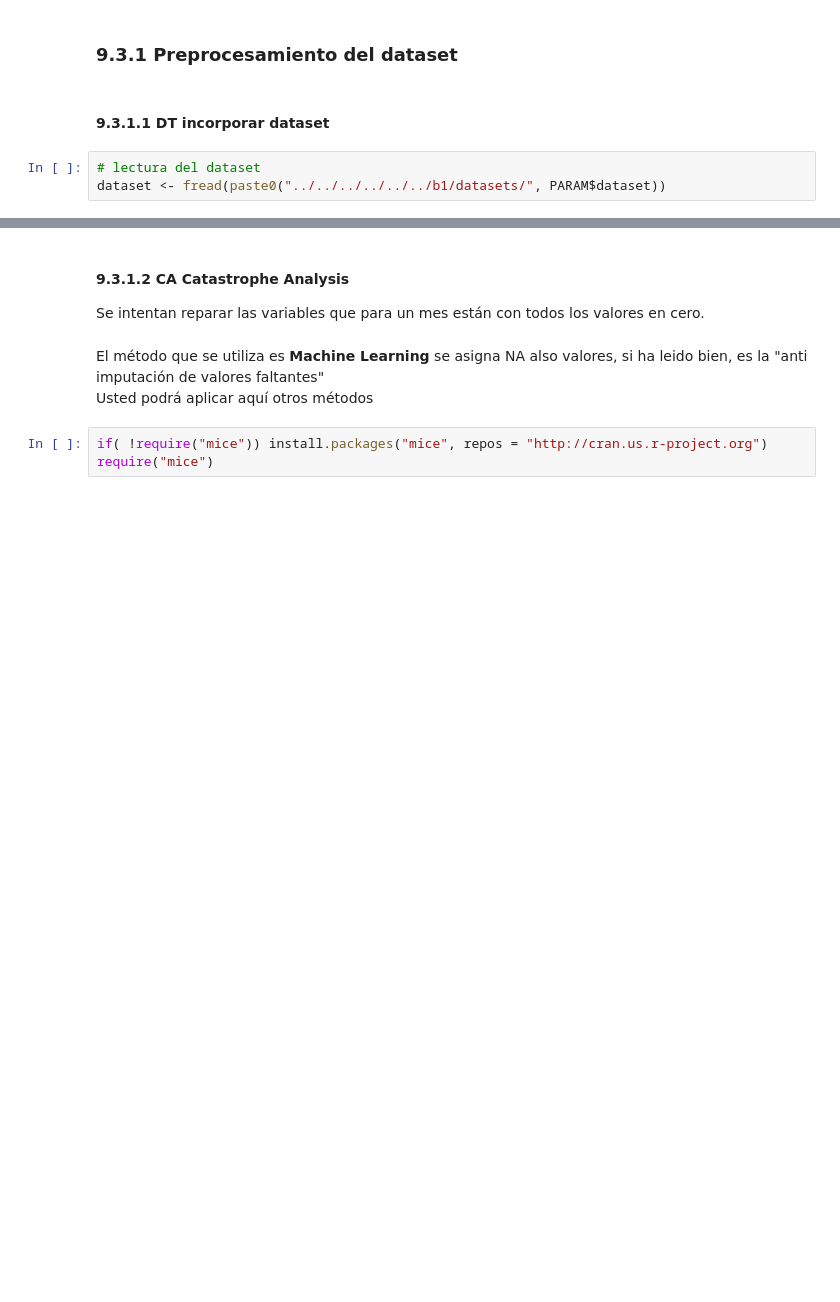
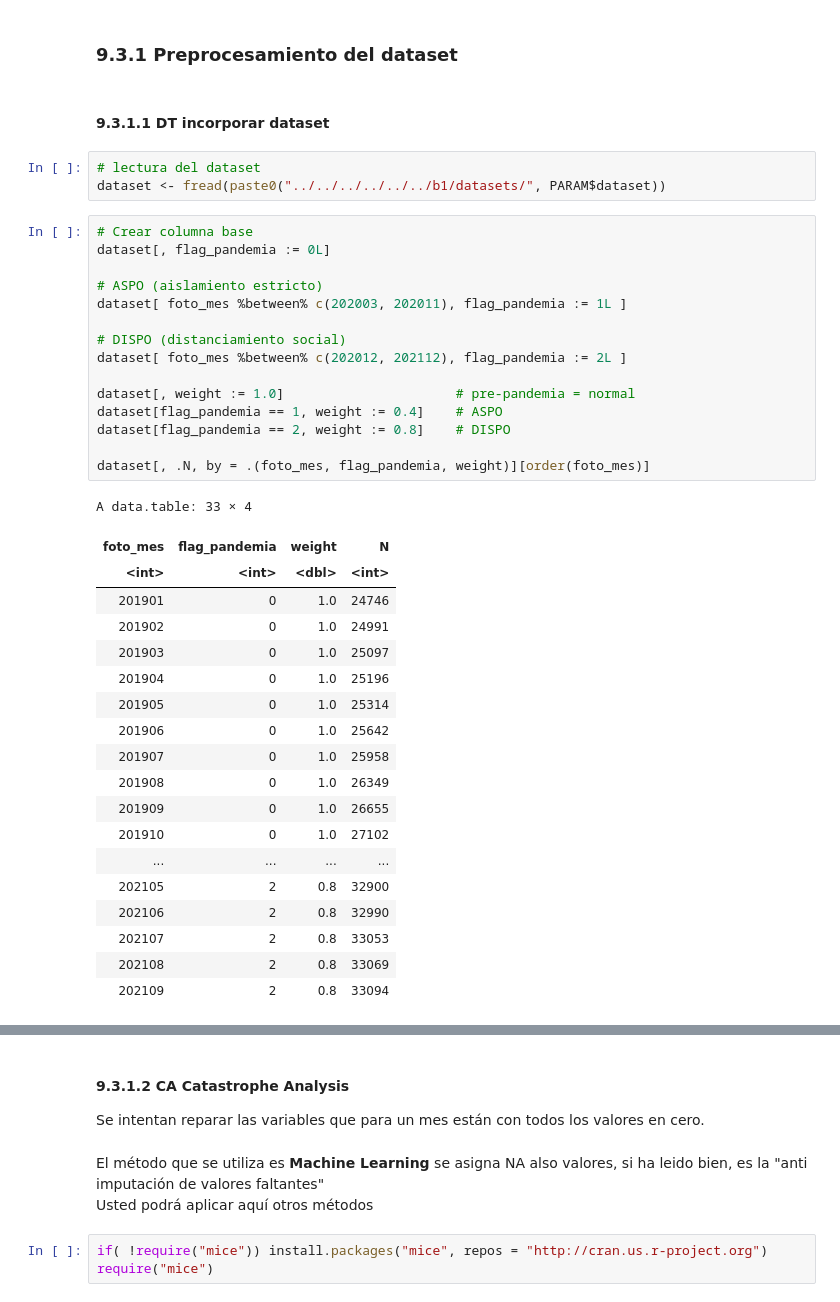
Before and after one commit to orcorsetti/labo2025v, a Jupyter notebook: src/workflows/910_WorkFlow_01_junior_local.ipynb, the cells around one changed output, grey strips where cells are left out. Drawn from its saved outputs; the diff is of its cells as text; blank space fills up the shorter version.

Commit message:
Prueba Datos Pandemia

```diff
--- a/src/workflows/910_WorkFlow_01_junior_local.ipynb
+++ b/src/workflows/910_WorkFlow_01_junior_local.ipynb
@@ -91,3 +91,38 @@ getwd()
 # %%
 # lectura del dataset
 dataset <- fread(paste0("../../../../../../b1/datasets/", PARAM$dataset))
+# %%
+# Crear columna base
+dataset[, flag_pandemia := 0L]
+
+# ASPO (aislamiento estricto)
+dataset[ foto_mes %between% c(202003, 202011), flag_pandemia := 1L ]
+
+# DISPO (distanciamiento social)
+dataset[ foto_mes %between% c(202012, 202112), flag_pandemia := 2L ]
+
+dataset[, weight := 1.0]                      # pre-pandemia = normal
+dataset[flag_pandemia == 1, weight := 0.4]    # ASPO
+dataset[flag_pandemia == 2, weight := 0.8]    # DISPO
+
+dataset[, .N, by = .(foto_mes, flag_pandemia, weight)][order(foto_mes)]
+# %% [output]
+A data.table: 33 × 4
+| foto_mes | flag_pandemia | weight | N |
+| <int> | <int> | <dbl> | <int> |
+| 201901 | 0 | 1.0 | 24746 |
+| 201902 | 0 | 1.0 | 24991 |
+| 201903 | 0 | 1.0 | 25097 |
+| 201904 | 0 | 1.0 | 25196 |
+| 201905 | 0 | 1.0 | 25314 |
+| 201906 | 0 | 1.0 | 25642 |
+| 201907 | 0 | 1.0 | 25958 |
+| 201908 | 0 | 1.0 | 26349 |
+| 201909 | 0 | 1.0 | 26655 |
+| 201910 | 0 | 1.0 | 27102 |
+| ... | ... | ... | ... |
+| 202105 | 2 | 0.8 | 32900 |
+| 202106 | 2 | 0.8 | 32990 |
+| 202107 | 2 | 0.8 | 33053 |
+| 202108 | 2 | 0.8 | 33069 |
+| 202109 | 2 | 0.8 | 33094 |
```
Also changed, not shown: parts of 3 cells of this notebook, 2 other files.
